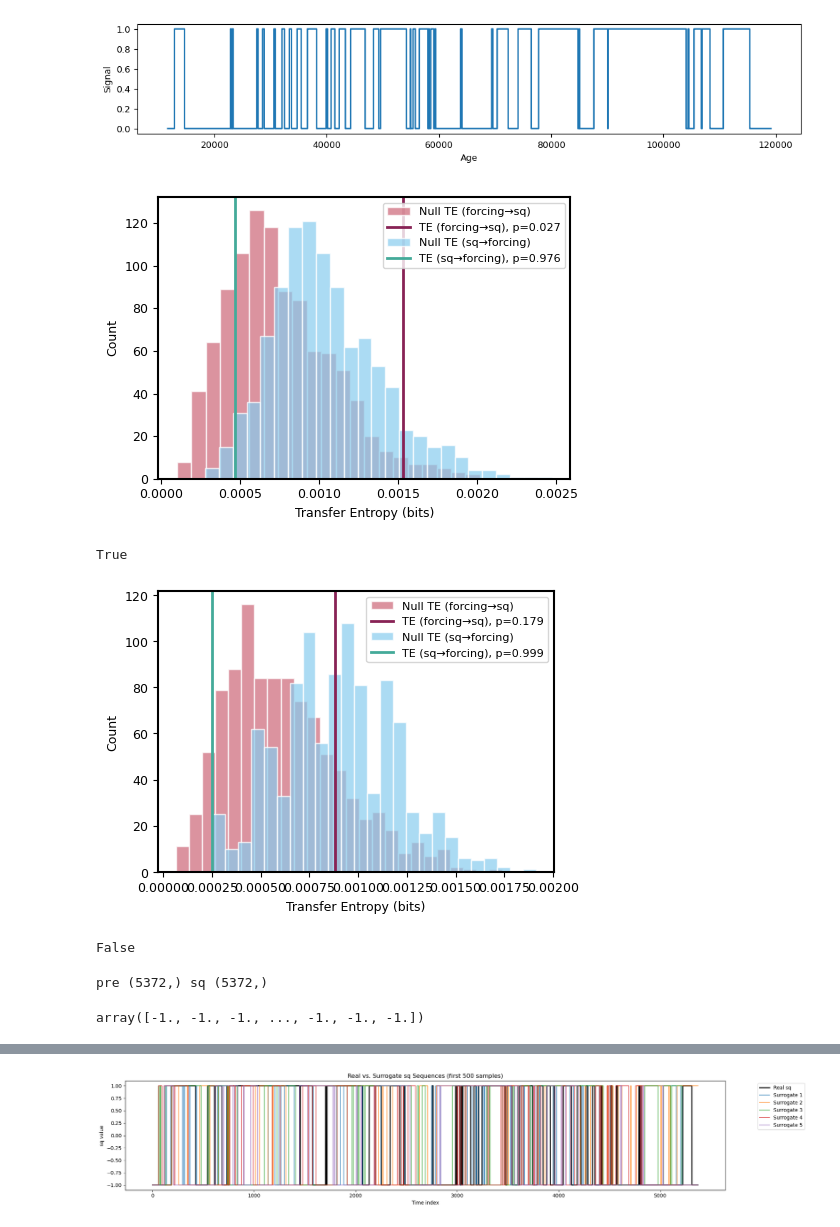
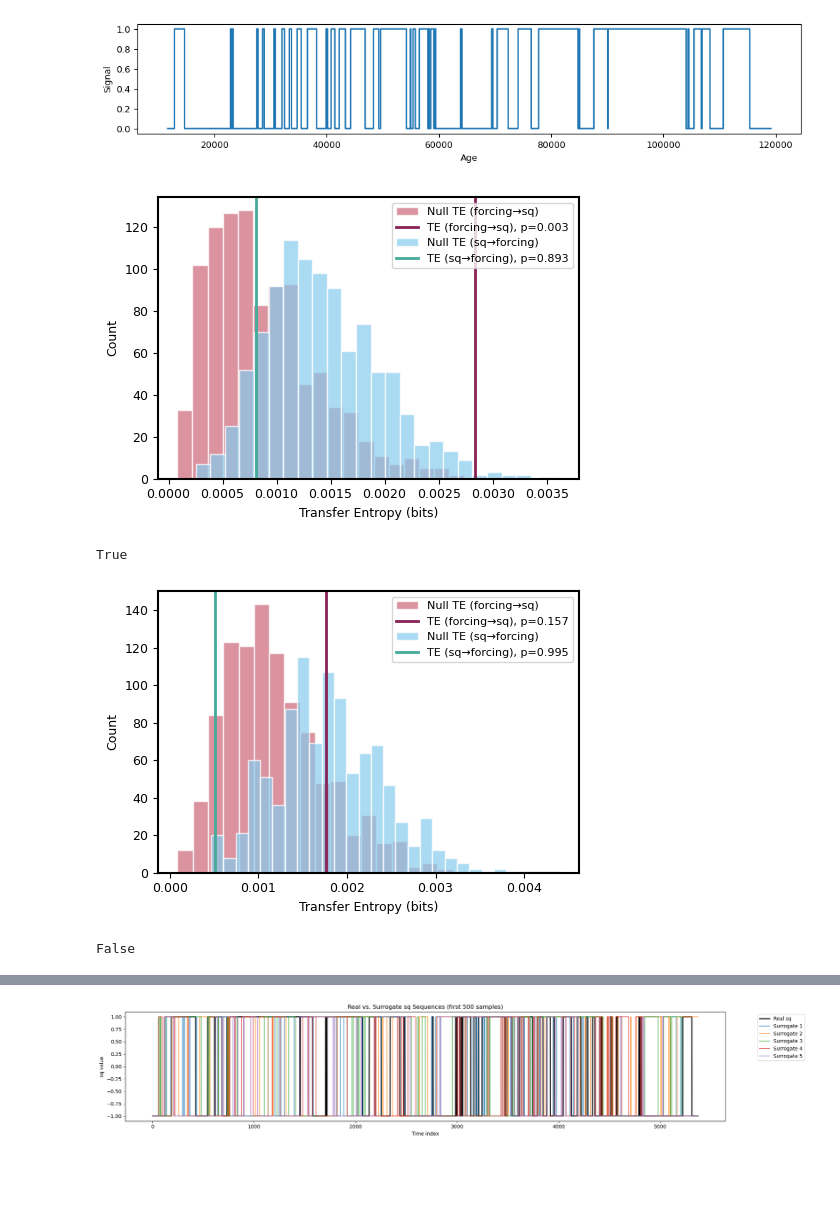
Before and after one commit to Peisong-Zheng/bipolar_seesaw_CCM, a Jupyter notebook: sq_new_NGRIP.ipynb, the cells around one changed output, grey strips where cells are left out. Saved outputs shown, nothing was run; the diff lists cells and outputs as text; code cells hidden in the pictures; blank space fills up the shorter version.

```diff
--- a/sq_new_NGRIP.ipynb
+++ b/sq_new_NGRIP.ipynb
@@ -375,41 +375,26 @@ plt.show()
 # %%
 from toolbox import sq_ana as sa
 import importlib
 importlib.reload(sa)
 
-df_sq_i, df_pre_i, df_obl_i = sa.interpolate_data_forcing(df_sq.copy(), 10, if_plot=False)
+df_sq_i, df_pre_i, df_obl_i = sa.interpolate_data_forcing(df_sq.copy(), 20, if_plot=False)
 
 
 pre = df_pre_i['pre'].values      # source (precession)
 obl = df_obl_i['obl'].values      # forcing (obliquity)
 sq = df_sq_i['sq'].values    # target (residual)
 
 
-result,fig=sa.transfer_entropy_surrogate_test(pre,sq, forcing_bins=6, sq_bins=2, sq_method='kmeans', binary=True, n_surr=1000)
+result,fig, te_pre=sa.transfer_entropy_surrogate_test(pre,sq, forcing_bins=4, sq_bins=2, sq_method='quantile', binary=True, n_surr=1000)
 
 # fig.savefig('TE_NGRIP.pdf',format='pdf',bbox_inches='tight')
 
 print(result)
 
-result, fig = sa.transfer_entropy_surrogate_test(obl, sq, k=1, forcing_bins=5, sq_bins=2, sq_method='kmeans', n_surr=1000)
+result, fig , te_obl= sa.transfer_entropy_surrogate_test(obl, sq, k=1, forcing_bins=5, sq_bins=2, sq_method='quantile', binary=True, n_surr=1000)
 print(result)
 # %% [output]
-[figure, old version]
+[figure, new version]
 True
-[figure, old version]
+[figure, new version]
 False
-# %%
-pre = df_pre_i['pre'].values      # source (precession)
-sq = df_sq_i['sq'].values    # target (residual)
-
-pre=pre[::-1]
-sq=sq[::-1]
-
-
-print("pre", pre.shape, "sq", sq.shape)
-# %% [output]
-pre (5372,) sq (5372,)
-# %%
-sq
-# %% [output]
-array([-1., -1., -1., ..., -1., -1., -1.])
```
Also changed, not shown: parts of 6 cells of this notebook, 2 other files.
